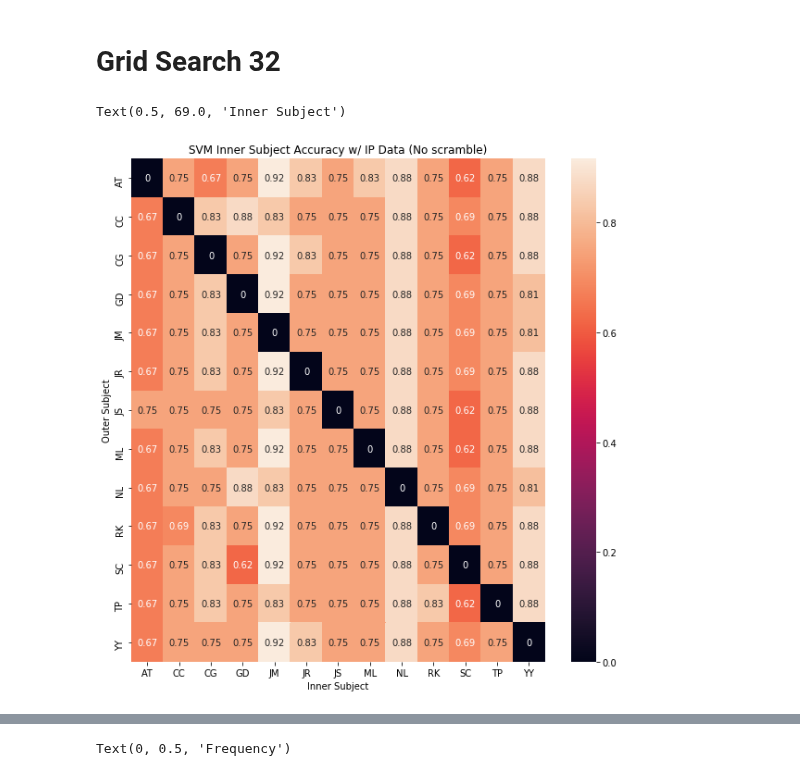
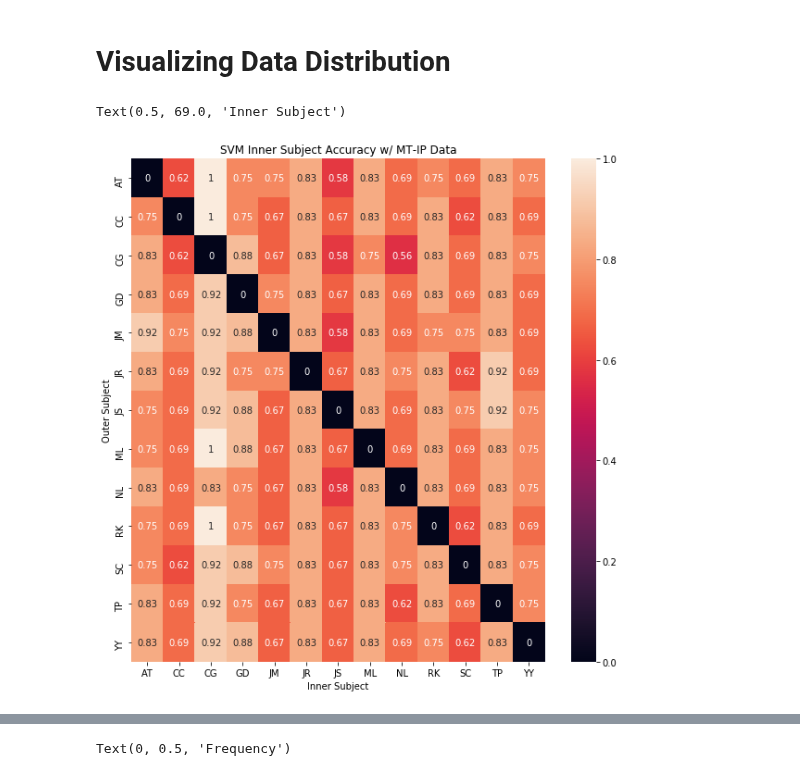
Before and after one commit to alexxyu/fmri-svm, a Jupyter notebook: Data Analysis.ipynb, the cells around one changed output, grey strips where cells are left out. Drawn from its saved outputs; the diff is of its cells as text; code cells hidden in the pictures.

```diff
--- a/Data Analysis.ipynb
+++ b/Data Analysis.ipynb
@@ -22,19 +22,20 @@ def t_test(vals1, vals2, df):
     t = (np.mean(vals1) - np.mean(vals2))/s
 
     return scipy.stats.t.cdf(t, df=df)
-# %% [markdown]
-# Grid Search 32
+# %% [markdown]
+# Visualizing Data Distribution
 # %%
-inner_accs32 = pd.read_csv('output/inner_accs32.csv', sep='\t', index_col=0)
+inner_accs = pd.read_csv('output/ip/inner_accs.csv', index_col=0)
 
 plt.figure(figsize=(10,10))
-ax = sns.heatmap(inner_accs32.fillna(value=0), annot=True)
+ax = sns.heatmap(inner_accs.fillna(value=0), annot=True)
 bottom, top = ax.get_ylim()
 ax.set_ylim(bottom + 0.5, top - 0.5)
-ax.set_title('SVM Inner Subject Accuracy w/ IP Data (No scramble)')
+ax.set_title('SVM Inner Subject Accuracy w/ MT-IP Data')
 ax.set_ylabel('Outer Subject')
 ax.set_xlabel('Inner Subject')
+# plt.savefig('output/ip/inner_accs_heatmap.png')
 # %% [output]
 Text(0.5, 69.0, 'Inner Subject')
-[figure, old version]
+[figure, new version]
 # %%
```
Also changed, not shown: parts of 39 cells of this notebook, 3 other files.
